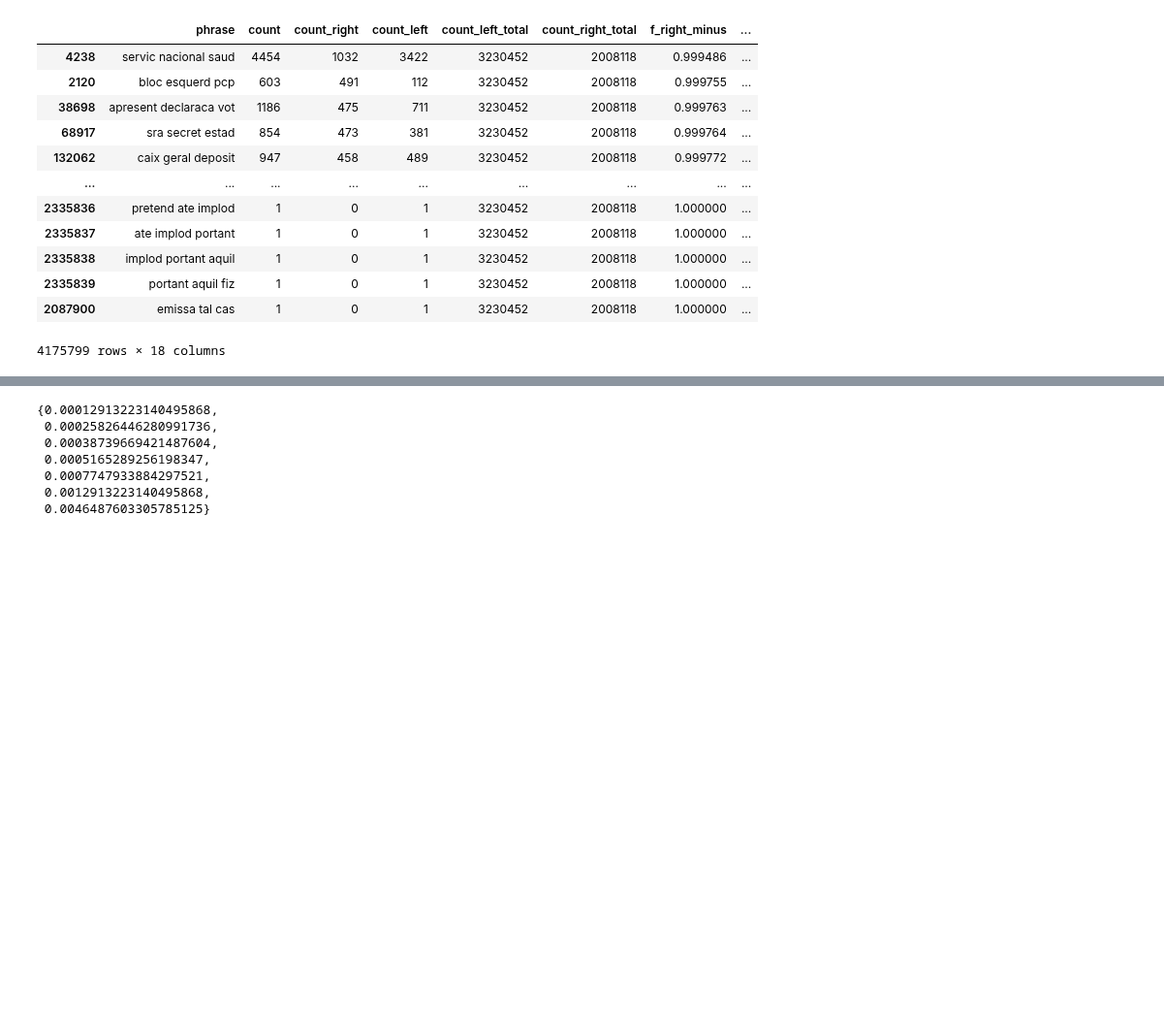
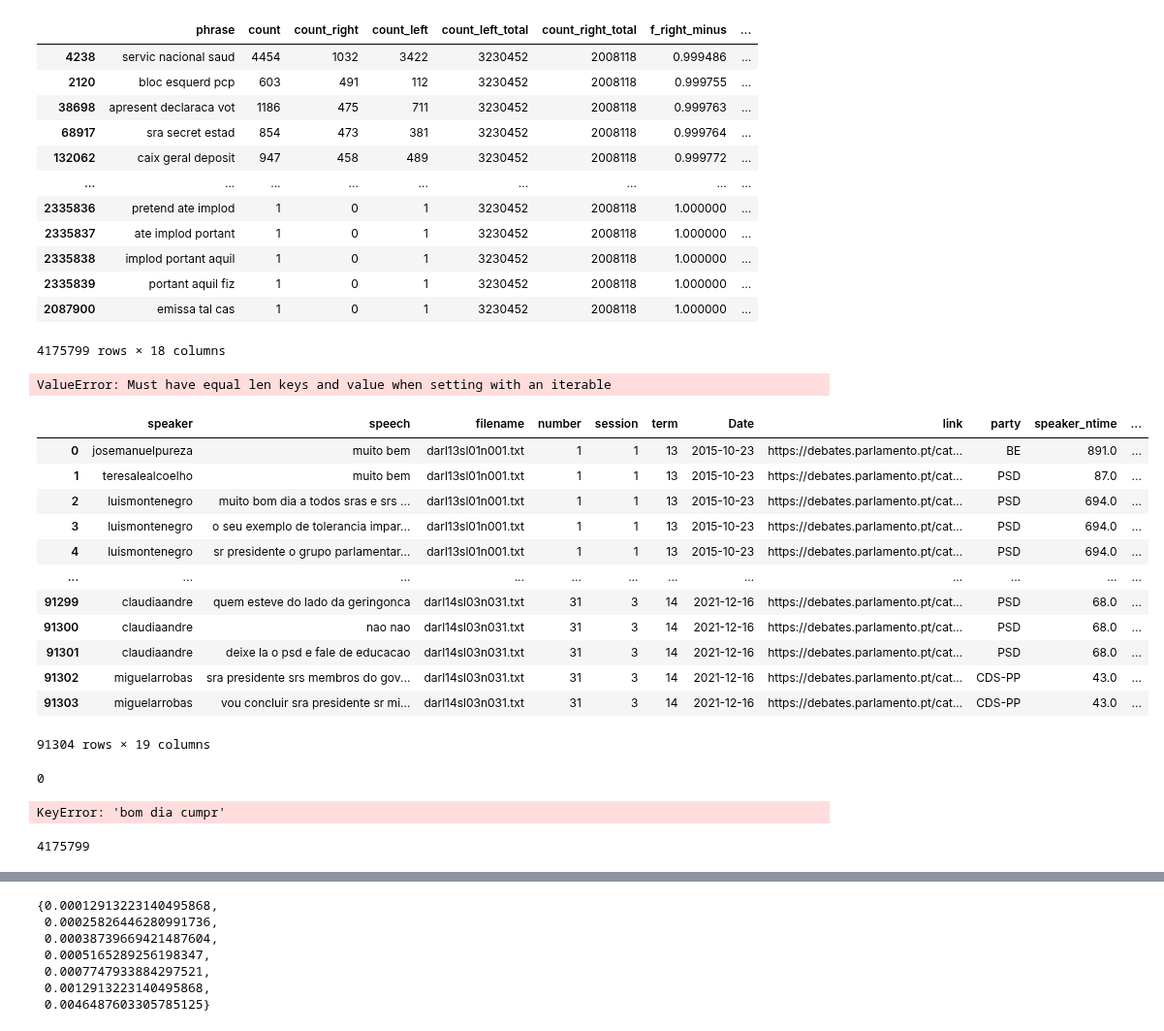
Before and after one commit to CT-P/portuguese_open_data, a Jupyter notebook: code/explore/model_parliament.ipynb, the cells around one changed output, grey strips where cells are left out. Shown at 97% size. Cells and saved outputs as stored; diff of their text form; code cells hidden in the pictures; blank space fills up the shorter version.

```diff
--- a/code/explore/model_parliament.ipynb
+++ b/code/explore/model_parliament.ipynb
@@ -166,2 +169,54 @@ trigrams_table.sort_values(by='gram_partisanship',ascending=False)
 # %%
-partisan_dict=dict(zip(trigrams_table.phrase,trigrams_table.gram_partisanship))
+partisan_dict=dict(zip(trigrams_tableS.phrase,trigrams_tableS.gram_partisanship))
+# %%
+df_tok.loc[0,'tri_grams']=[]
+# %% [output]
+ValueError: Must have equal len keys and value when setting with an iterable
+# %%
+df_tok['partisanship'] = [np.empty(0,dtype=float)]*len(df_tok)
+df_tok['partisanship'] =df_tok['partisanship'].astype(object)
+out_res=[]
+for n,row in enumerate(df_tok.tri_grams):
+
+    res=[]
+    for x in row:
+
+        if x in partisan_dict:
+            res.append( partisan_dict[x])
+
+        else:
+            res.append( 0)
+    out_res.append(res)
+df_tok.partisanship=out_res
+# %%
+df_tok['avg_partisanship']=df_tok.partisanship.apply(lambda x: sum(x))
+# %%
+df_tok
+# %% [output]
+|  | speaker | speech | filename | number | session | term | Date | link | party | speaker_ntime | ... |
+| 0 | josemanuelpureza | muito bem | darl13sl01n001.txt | 1 | 1 | 13 | 2015-10-23 | https://debates.parlamento.pt/cat... | BE | 891.0 | ... |
+| 1 | teresalealcoelho | muito bem | darl13sl01n001.txt | 1 | 1 | 13 | 2015-10-23 | https://debates.parlamento.pt/cat... | PSD | 87.0 | ... |
+| 2 | luismontenegro | muito bom dia a todos sras e srs ... | darl13sl01n001.txt | 1 | 1 | 13 | 2015-10-23 | https://debates.parlamento.pt/cat... | PSD | 694.0 | ... |
+| 3 | luismontenegro | o seu exemplo de tolerancia impar... | darl13sl01n001.txt | 1 | 1 | 13 | 2015-10-23 | https://debates.parlamento.pt/cat... | PSD | 694.0 | ... |
+| 4 | luismontenegro | sr presidente o grupo parlamentar... | darl13sl01n001.txt | 1 | 1 | 13 | 2015-10-23 | https://debates.parlamento.pt/cat... | PSD | 694.0 | ... |
+| ... | ... | ... | ... | ... | ... | ... | ... | ... | ... | ... | ... |
+| 91299 | claudiaandre | quem esteve do lado da geringonca | darl14sl03n031.txt | 31 | 3 | 14 | 2021-12-16 | https://debates.parlamento.pt/cat... | PSD | 68.0 | ... |
+| 91300 | claudiaandre | nao nao | darl14sl03n031.txt | 31 | 3 | 14 | 2021-12-16 | https://debates.parlamento.pt/cat... | PSD | 68.0 | ... |
+| 91301 | claudiaandre | deixe la o psd e fale de educacao | darl14sl03n031.txt | 31 | 3 | 14 | 2021-12-16 | https://debates.parlamento.pt/cat... | PSD | 68.0 | ... |
+| 91302 | miguelarrobas | sra presidente srs membros do gov... | darl14sl03n031.txt | 31 | 3 | 14 | 2021-12-16 | https://debates.parlamento.pt/cat... | CDS-PP | 43.0 | ... |
+| 91303 | miguelarrobas | vou concluir sra presidente sr mi... | darl14sl03n031.txt | 31 | 3 | 14 | 2021-12-16 | https://debates.parlamento.pt/cat... | CDS-PP | 43.0 | ... |
+91304 rows × 19 columns
+# %%
+#df_tok.loc[0,'partisanship'].append(0)
+len(res)
+len(df_tok.loc[4,'partisanship'])
+# %% [output]
+0
+# %%
+partisan_dict['bom dia cumpr']
+# %% [output]
+KeyError: 'bom dia cumpr'
+# %%
+len(partisan_dict)
+# %% [output]
+4175799
```
Also changed, not shown: parts of 6 cells of this notebook.
